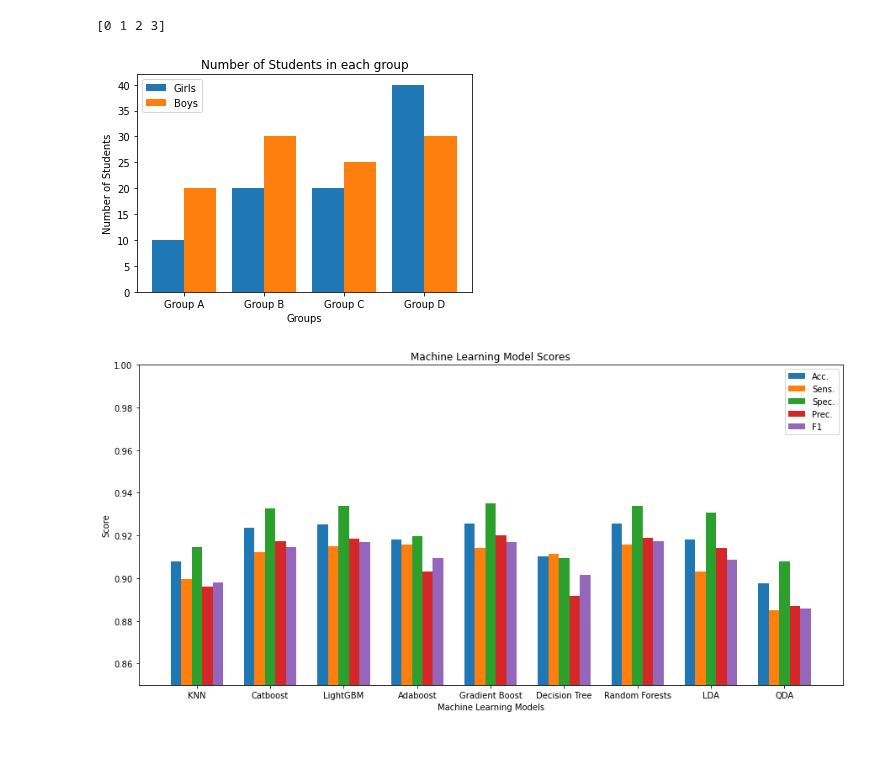
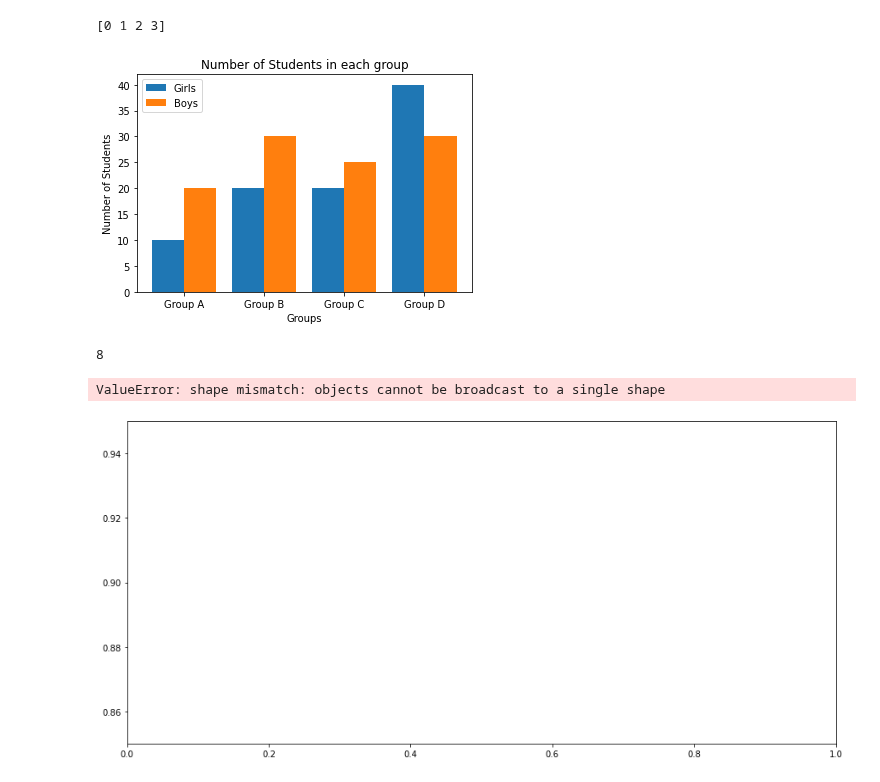
Before and after one commit to NNLUliskey/svsm_ml_2022, a Jupyter notebook: Graphs of ML Models.ipynb, the cells around one changed output. Drawn from its saved outputs; the diff is of its cells as text; code cells hidden in the pictures; blank space fills up the shorter version.

```diff
--- a/Graphs of ML Models.ipynb
+++ b/Graphs of ML Models.ipynb
@@ -33,0 +38,9 @@ gboost_eval = confusion_calcs([23139, 1604, 1738, 18487])
+# %%
+decisiontree_eval = confusion_calcs([22502,  2241, 1791, 18434])
+main1_eval.append(decisiontree_eval)
+# %%
+rf_eval = confusion_calcs([23105, 1638, 1707, 18518])
+main1_eval.append(rf_eval)
+# %%
+bagging_eval = confusion_calcs([23035, 1708,1652, 18573])
+main1_eval.append(bagging_eval)
@@ -38,13 +55,0 @@ qda_eval = confusion_calcs([22462, 2281, 2327, 17898])
-# %%
-main1_eval = []
-main2_eval = []
-main1_eval.append(knn_eval)
-main1_eval.append(catboost_eval)
-main1_eval.append(lightgbm_eval)
-main1_eval.append(adaboost_eval)
-main1_eval.append(gboost_eval)
-main2_eval.append(decisiontree_eval)
-main2_eval.append(rf_eval)
-main2_eval.append(lda_eval)
-main2_eval.append(qda_eval)
-#columns = ['Acc.','Sens.','Spec.','Prec.','f1']
@@ -63,48 +77,50 @@ plt.ylabel("Number of Students")
 plt.title("Number of Students in each group")
 plt.legend()
 plt.show()
+print(len(main1_eval))
 # %% [output]
 [0 1 2 3]
 [figure]
+8
 # %%
-columns = ['KNN', 'Catboost','LightGBM', 'Adaboost', 'Gradient Boost','Decision Tree', 'Random Forests','LDA', 'QDA']
+columns = ['XGBoost', 'Catboost','LightGBM', 'Adaboost', 'Gradient Boost','Decision Tree', 'Random Forests','Bagging']
 fig, axs = plt.subplots(figsize=(15,7))
-axs.set_ylim(0.85, 1)
-X_axis = np.arange(0, 6.3, 0.7)
+axs.set_ylim(0.85, 0.95)
+X_axis = np.arange(0, 4.2, 0.7)
 acc_list = []
 sens_list = []
 spec_list = []
 prec_list = []
 f1_list = []
 
 for model_list in main1_eval:
     acc_list.append(model_list[0])
     sens_list.append(model_list[1])
     spec_list.append(model_list[2])
     prec_list.append(model_list[3])
     f1_list.append(model_list[4])
-for model_list in main2_eval:
-    acc_list.append(model_list[0])
-    sens_list.append(model_list[1])
-    spec_list.append(model_list[2])
-    prec_list.append(model_list[3])
-    f1_list.append(model_list[4])
-
+# for model_list in main2_eval:
+#     acc_list.append(model_list[0])
+#     sens_list.append(model_list[1])
+#     spec_list.append(model_list[2])
+#     prec_list.append(model_list[3])
+#     f1_list.append(model_list[4])
 
 plt.bar(X_axis - 0.2, acc_list, 0.1, label = 'Acc.')
 plt.bar(X_axis - 0.1, sens_list, 0.1, label = 'Sens.')
 plt.bar(X_axis, spec_list, 0.1, label = 'Spec.')
 plt.bar(X_axis + 0.1, prec_list, 0.1, label = 'Prec.')
 plt.bar(X_axis + 0.2, f1_list, 0.1, label = 'F1')
 
 plt.xticks(X_axis, columns)
 plt.xlabel("Machine Learning Models")
 plt.ylabel("Score")
 plt.title("Machine Learning Model Scores")
 plt.legend(loc='upper right')
 plt.show()
 # %% [output]
+ValueError: shape mismatch: objects cannot be broadcast to a single shape
-[figure, old version]
+[figure, new version]
 # %%
 columns = ['Decision Tree', 'Random Forests','LDA', 'QDA']
 
```
Also changed, not shown: parts of 16 cells of this notebook, 1 other file.
